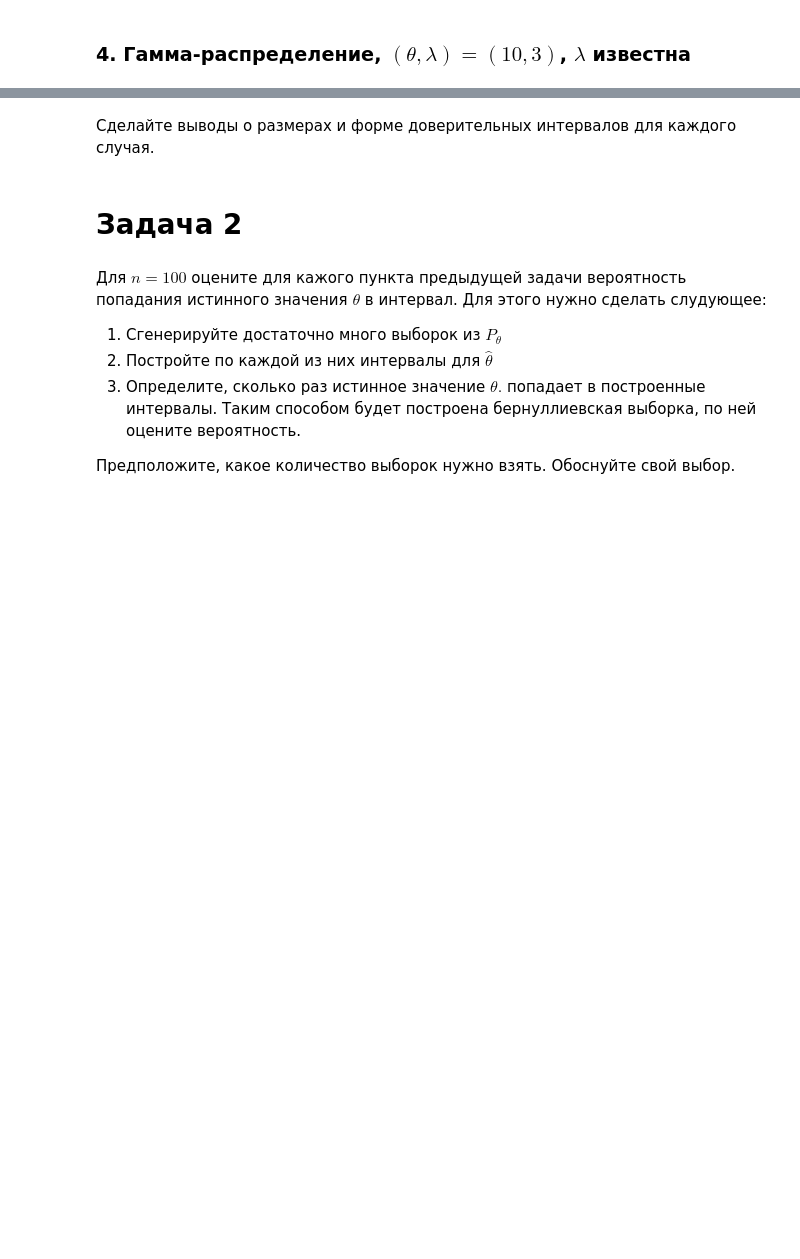
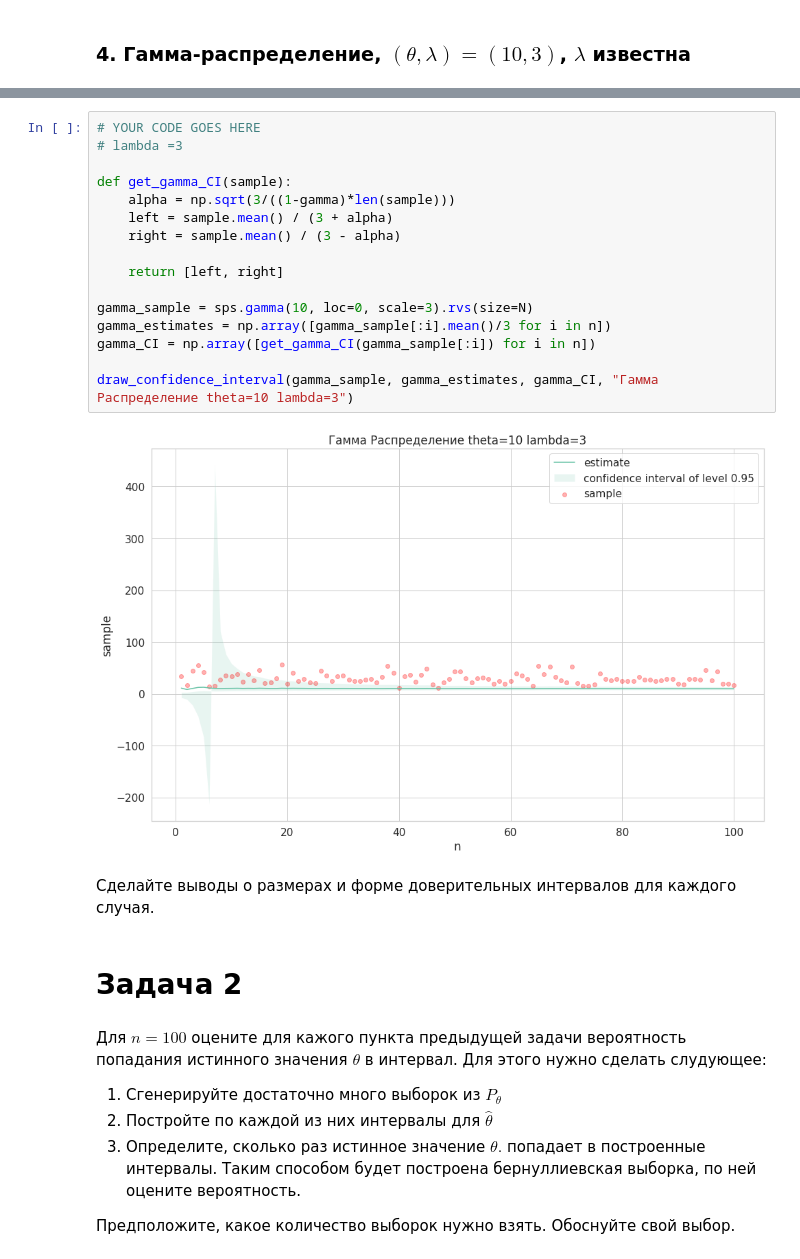
Before and after one commit to archie230/matstat_prac, a Jupyter notebook: Task4/hw4.ipynb, the cells around one changed output, grey strips where cells are left out. Saved outputs shown, nothing was run; the diff lists cells and outputs as text; blank space fills up the shorter version.

```diff
--- a/Task4/hw4.ipynb
+++ b/Task4/hw4.ipynb
@@ -70,3 +160,21 @@ sns.set(font_scale=1.4, style='whitegrid', palette='Set2')
+# %%
+# YOUR CODE GOES HERE
+# lambda =3
+
+def get_gamma_CI(sample):
+    alpha = np.sqrt(3/((1-gamma)*len(sample)))
+    left = sample.mean() / (3 + alpha)
+    right = sample.mean() / (3 - alpha)
+
+    return [left, right]
+
+gamma_sample = sps.gamma(10, loc=0, scale=3).rvs(size=N)
+gamma_estimates = np.array([gamma_sample[:i].mean()/3 for i in n])
+gamma_CI = np.array([get_gamma_CI(gamma_sample[:i]) for i in n])
+
+draw_confidence_interval(gamma_sample, gamma_estimates, gamma_CI, "Гамма Распределение theta=10 lambda=3")
+# %% [output]
+[figure, added]
 # %% [markdown]
 Сделайте выводы о размерах и форме доверительных интервалов для каждого случая.
 # %% [markdown]
```
Also changed, not shown: parts of 13 cells of this notebook.
